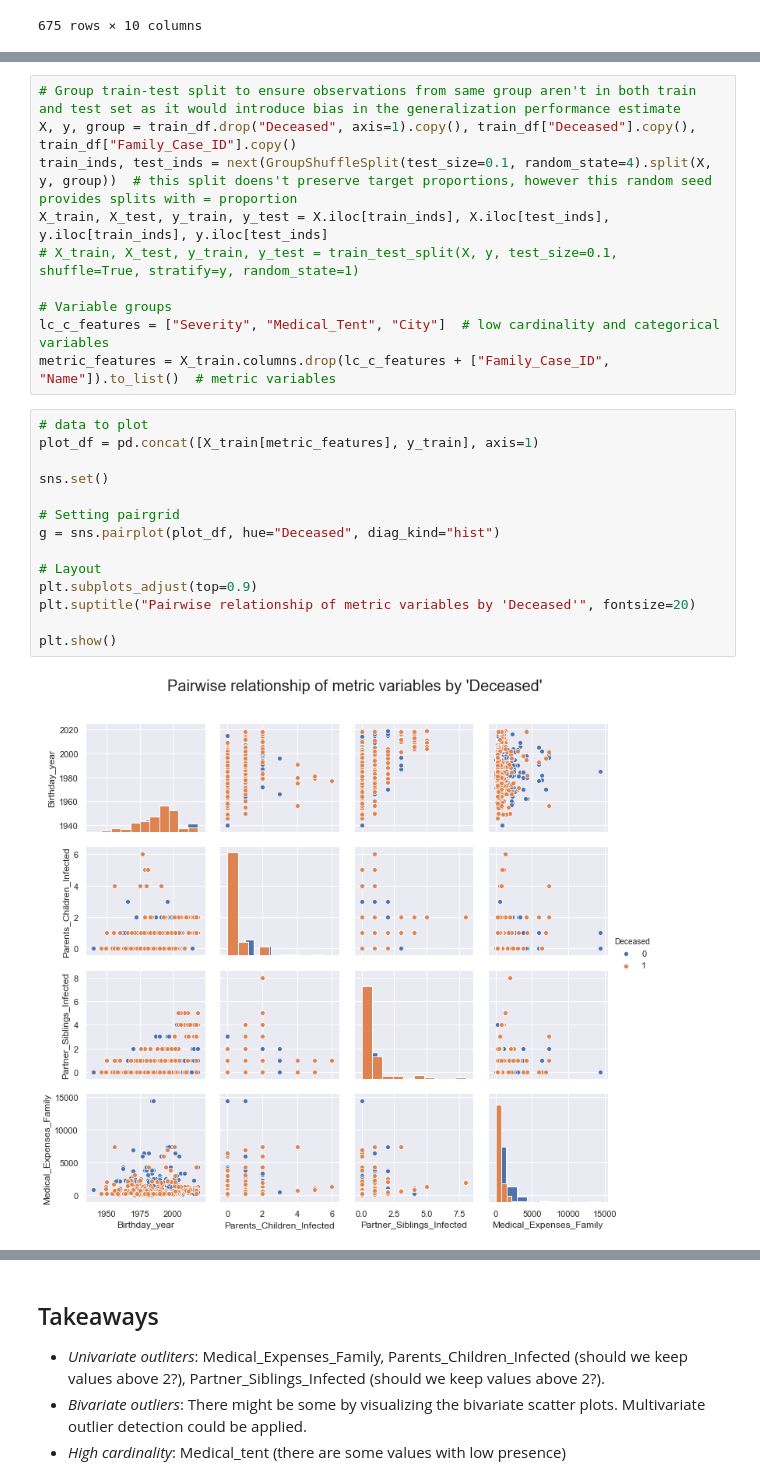
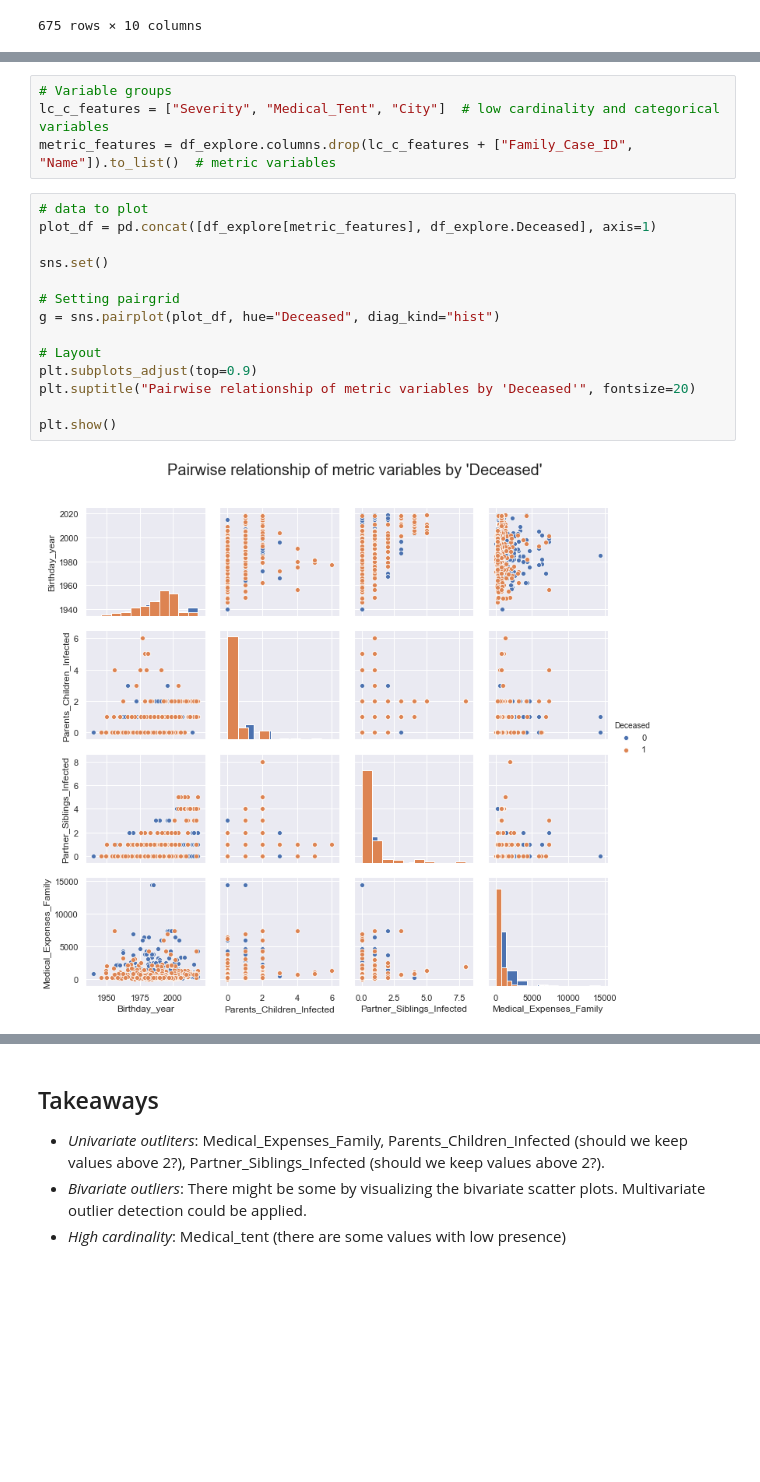
Before and after one commit to DavidSilva98/ML_project, a Jupyter notebook: group7.ipynb, the cells around one changed output, grey strips where cells are left out. Drawn from its saved outputs; the diff is of its cells as text; blank space fills up the shorter version.

Commit message:
Delete split option due to possible leakage (não é significante)
Não há necessidade de fazer isto.

```diff
--- a/group7.ipynb
+++ b/group7.ipynb
@@ -250,29 +228,23 @@ df_explore2
-# %%
-# Group train-test split to ensure observations from same group aren't in both train and test set as it would introduce bias in the generalization performance estimate
-X, y, group = train_df.drop("Deceased", axis=1).copy(), train_df["Deceased"].copy(), train_df["Family_Case_ID"].copy()
-train_inds, test_inds = next(GroupShuffleSplit(test_size=0.1, random_state=4).split(X, y, group))  # this split doens't preserve target proportions, however this random seed provides splits with = proportion
-X_train, X_test, y_train, y_test = X.iloc[train_inds], X.iloc[test_inds], y.iloc[train_inds], y.iloc[test_inds]
-# X_train, X_test, y_train, y_test = train_test_split(X, y, test_size=0.1, shuffle=True, stratify=y, random_state=1)
-
-# Variable groups
-lc_c_features = ["Severity", "Medical_Tent", "City"]  # low cardinality and categorical variables
-metric_features = X_train.columns.drop(lc_c_features + ["Family_Case_ID", "Name"]).to_list()  # metric variables
+# %%
+# Variable groups
+lc_c_features = ["Severity", "Medical_Tent", "City"]  # low cardinality and categorical variables
+metric_features = df_explore.columns.drop(lc_c_features + ["Family_Case_ID", "Name"]).to_list()  # metric variables
 # %%
 # data to plot
-plot_df = pd.concat([X_train[metric_features], y_train], axis=1)
+plot_df = pd.concat([df_explore[metric_features], df_explore.Deceased], axis=1)
 
 sns.set()
 
 # Setting pairgrid
 g = sns.pairplot(plot_df, hue="Deceased", diag_kind="hist")
 
 # Layout
 plt.subplots_adjust(top=0.9)
 plt.suptitle("Pairwise relationship of metric variables by 'Deceased'", fontsize=20)
 
 plt.show()
 # %% [output]
-[figure, old version]
+[figure, new version]
 # %%
 sns.set()
 
```
Also changed, not shown: parts of 16 cells of this notebook.
